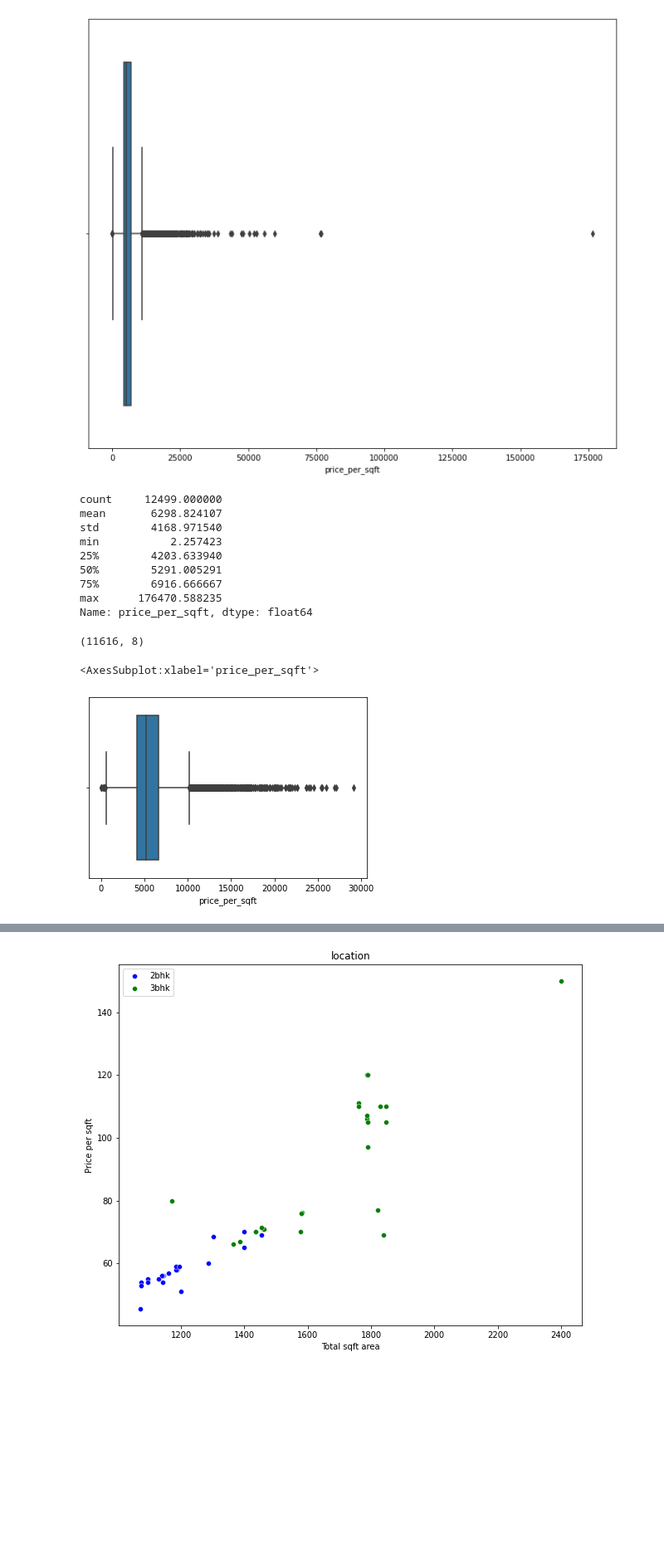
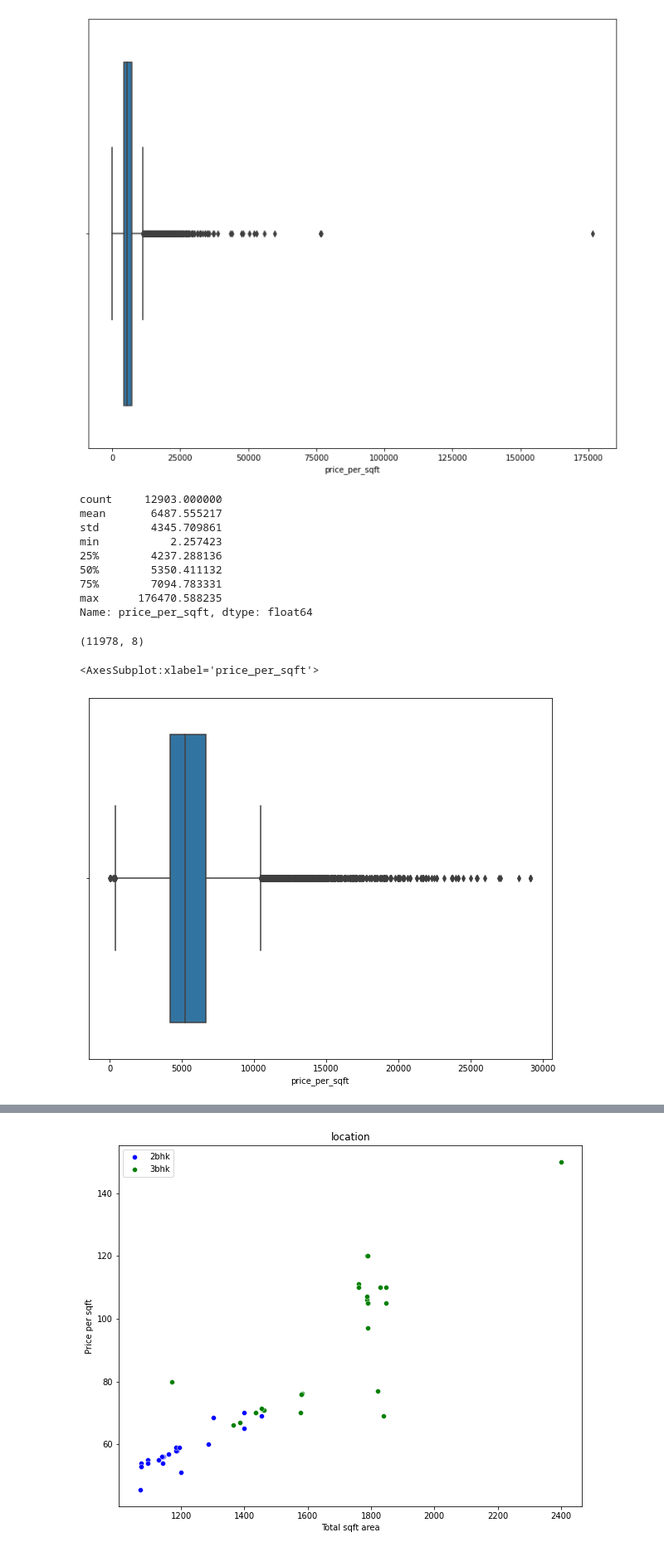
Before and after one commit to ugoswami11/Bengaluru-house-price-prediction, a Jupyter notebook: price-prediction.ipynb, the cells around one changed output, grey strips where cells are left out. Shown: that part at 83% size. Saved outputs shown, nothing was run; the diff lists cells and outputs as text; code cells hidden in the pictures; blank space fills up the shorter version.

```diff
--- a/price-prediction.ipynb
+++ b/price-prediction.ipynb
@@ -122,2 +125,0 @@ df_v2[df_v2['society']=='Grare S']
-# %%
-df_v2.loc[568,'location'] = 'Anantapura'
@@ -124,3 +128,5 @@ df_v2.loc[568,'location'] = 'Anantapura'
+# %%
+df_v2 = df_v2.drop(568, axis=0)
 # %%
 df_v2.isnull().sum()
 # %% [output]
@@ -245,2 +262,3 @@ df_v3[df_v3['bhk']>20]
 # %%
-df_v4 = df_v3.drop(index=[1718,4684])
+df_v4 = df_v3.drop(index=[1718,4684,3379,11559])
+df_v4.head()
@@ -502,4 +532,4 @@ df_v6.shape
 # %%
-df_v7 = df_v6[~(df_v6['total_sqft']/df_v6['bhk']<300)]
+df_v7 = df_v6[~(df_v6['total_sqft']/df_v6['bhk']<200)]
 df_v7.shape
 # %% [output]
@@ -513,13 +545,13 @@ sns.boxplot(df_v7['price_per_sqft'])
 # %%
 df_v7['price_per_sqft'].describe()
 # %% [output]
-count     12499.000000
-mean       6298.824107
-std        4168.971540
+count     12903.000000
+mean       6487.555217
+std        4345.709861
 min           2.257423
-25%        4203.633940
-50%        5291.005291
-75%        6916.666667
+25%        4237.288136
+50%        5350.411132
+75%        7094.783331
 max      176470.588235
 Name: price_per_sqft, dtype: float64
 # %%
@@ -549,10 +581,11 @@ def outlier_remove_price_per_sqft_iqr(df, q1=0.25, q3=0.75):
 df_v8 = outlier_remove_price_per_sqft_iqr(df_v7)
 df_v8.shape
 # %% [output]
-(11616, 8)
+(11978, 8)
 # %%
+plt.figure(figsize=(10,8))
 sns.boxplot(df_v8['price_per_sqft'])
 # %% [output]
 <AxesSubplot:xlabel='price_per_sqft'>
-[figure, old version]
+[figure, new version]
 # %%
```
Also changed, not shown: parts of 66 cells of this notebook, 1 other file.
